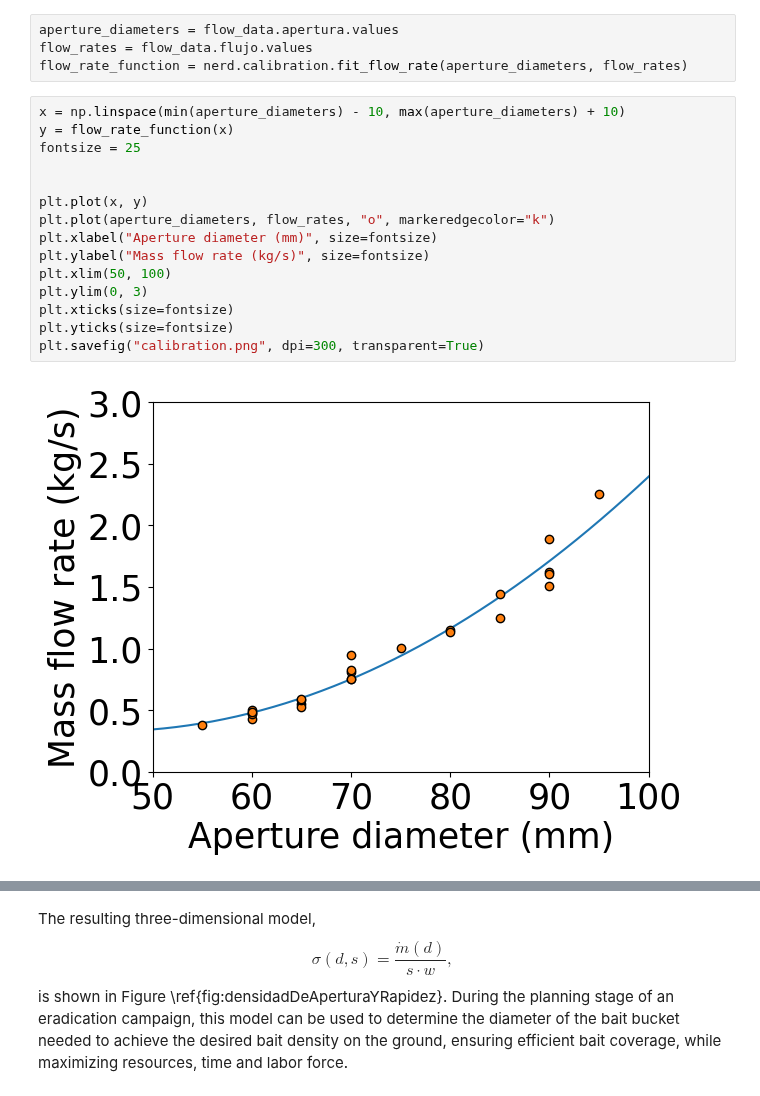
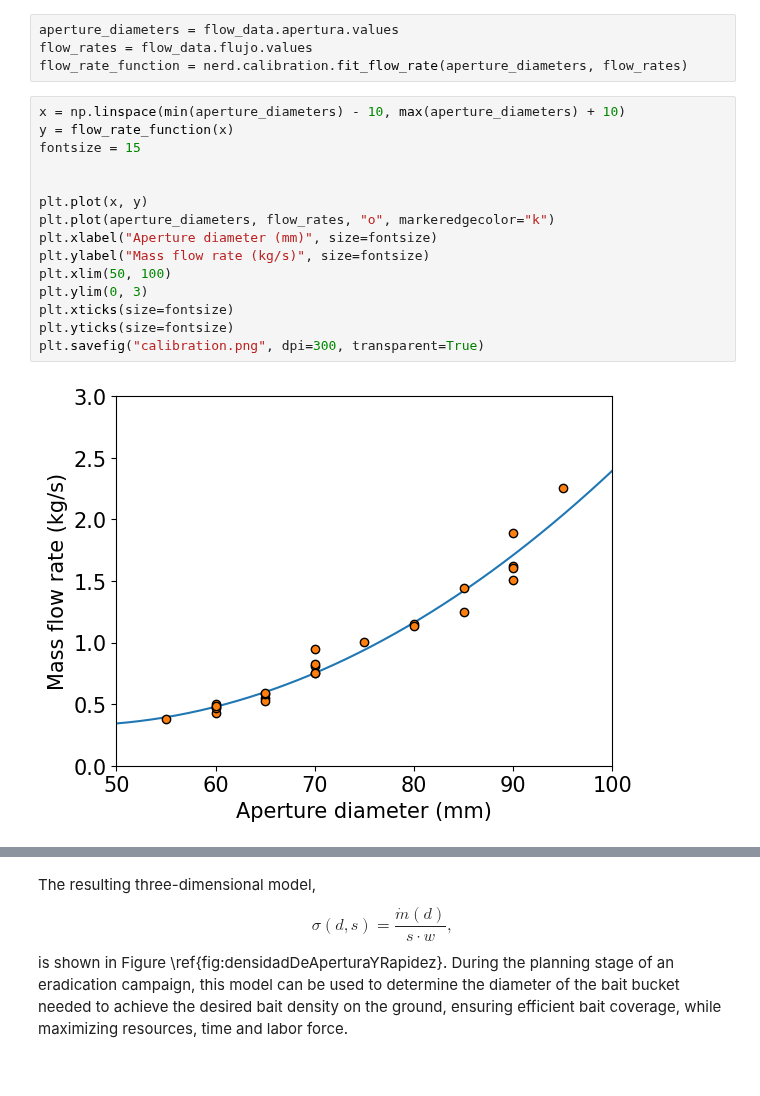
Before and after one commit to siduartep/nerd, a Jupyter notebook: examples/calibration-demo.ipynb, the cells around one changed output, grey strips where cells are left out. Saved outputs shown, nothing was run; the diff lists cells and outputs as text.

```diff
--- a/examples/calibration-demo.ipynb
+++ b/examples/calibration-demo.ipynb
@@ -28,20 +28,20 @@ flow_rate_function = nerd.calibration.fit_flow_rate(aperture_diameters, flow_rat
 # %%
 x = np.linspace(min(aperture_diameters) - 10, max(aperture_diameters) + 10)
 y = flow_rate_function(x)
-fontsize = 25
+fontsize = 15
 
 
 plt.plot(x, y)
 plt.plot(aperture_diameters, flow_rates, "o", markeredgecolor="k")
 plt.xlabel("Aperture diameter (mm)", size=fontsize)
 plt.ylabel("Mass flow rate (kg/s)", size=fontsize)
 plt.xlim(50, 100)
 plt.ylim(0, 3)
 plt.xticks(size=fontsize)
 plt.yticks(size=fontsize)
 plt.savefig("calibration.png", dpi=300, transparent=True)
 # %% [output]
-[figure, old version]
+[figure, new version]
 # %% [markdown]
 ![Flow rate $\dot{m}$ (kg/s) as a function of aperture diameter, $d$ (mm); each symbol represents a
 calibration event and the black curve is the quadratic model fitted to the data.
```
